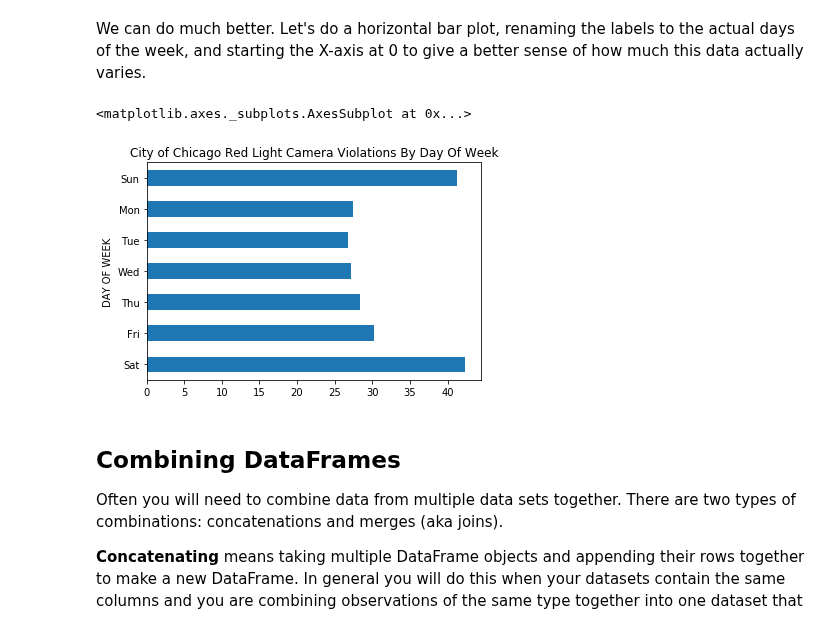
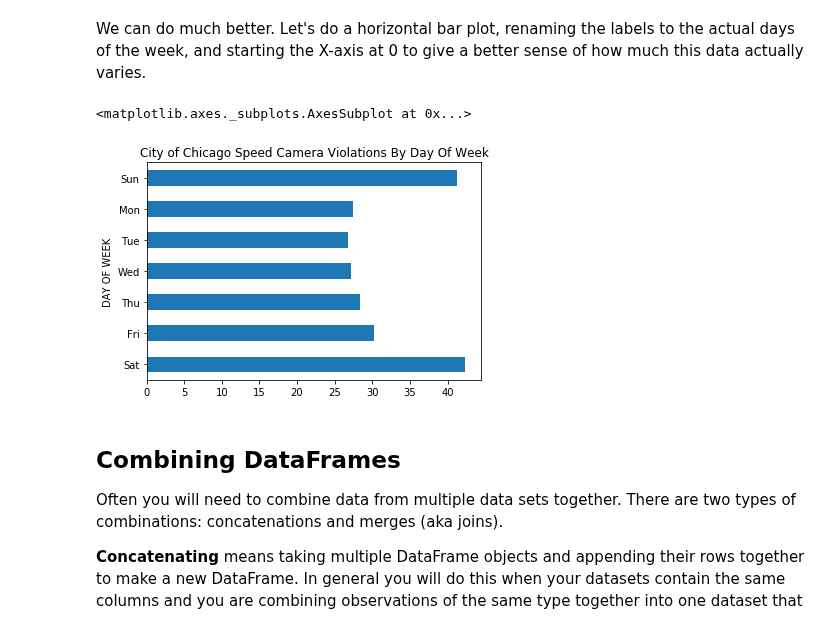
Before and after one commit to nuitrcs/pythonworkshops, a Jupyter notebook: dataanalysis/pandas/Lesson 1 - Basics.ipynb, the cells around one changed output. Saved outputs shown, nothing was run; the diff lists cells and outputs as text; code cells hidden in the pictures.

```diff
--- a/dataanalysis/pandas/Lesson 1 - Basics.ipynb
+++ b/dataanalysis/pandas/Lesson 1 - Basics.ipynb
@@ -347,21 +394,21 @@ We can do much better. Let's do a horizontal bar plot, renaming the labels to th
 # %%
 # Create a mapping of day number to day name
 daynames = {0: "Mon", 1: "Tue", 2: "Wed", 3: "Thu", 4: "Fri", 5: "Sat", 6: "Sun"}
 
 # save the "sum of violations grouped-by day of week" series in a variable
 violations_by_day_of_week = df.groupby(["DAY OF WEEK"])["VIOLATIONS"].mean()
 
 # use the mapping created above to give the series index labels sensible values
 violations_by_day_of_week.rename(index=daynames, inplace=True)
 
 # use the reindex method to order them the way we want in the plot (starting with Sunday at the top of the y axis)
 violations_by_day_of_week = violations_by_day_of_week.reindex(["Sat", "Fri", "Thu", "Wed", "Tue", "Mon", "Sun"])
 
 # and finally, create the bar plot
-violations_by_day_of_week.plot(kind='barh', title="City of Chicago Red Light Camera Violations By Day Of Week")
+violations_by_day_of_week.plot(kind='barh', title="City of Chicago Speed Camera Violations By Day Of Week")
 # %% [output]
 <matplotlib.axes._subplots.AxesSubplot at 0x...>
-[figure, old version]
+[figure, new version]
 # %% [markdown]
 ## Combining DataFrames
 
```
Also changed, not shown: parts of 9 cells of this notebook.
